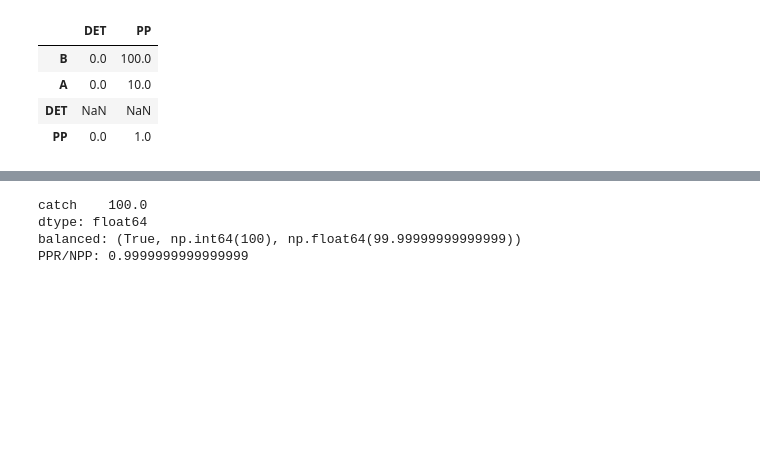
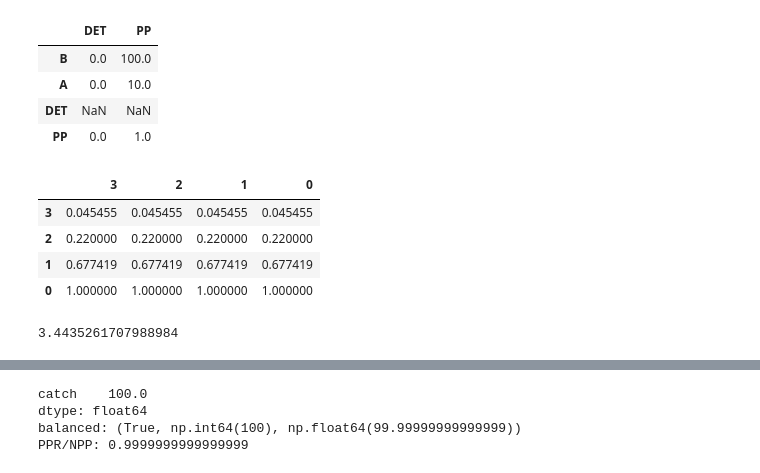
Before and after one commit to idocarmel1/PPREstimation, a Jupyter notebook: ToyModels/comp_paper.ipynb, the cells around one changed output, grey strips where cells are left out. Saved outputs shown, nothing was run; the diff lists cells and outputs as text; code cells hidden in the pictures; blank space fills up the shorter version.

```diff
--- a/ToyModels/comp_paper.ipynb
+++ b/ToyModels/comp_paper.ipynb
@@ -258,3 +266,15 @@ PPR/NPP: 0.5
 | A | 0.0 | 10.0 |
 | DET | NaN | NaN |
 | PP | 0.0 | 1.0 |
+# %%
+self.get_TE('TE')
+# %% [output]
+|  | 3 | 2 | 1 | 0 |
+| 3 | 0.045455 | 0.045455 | 0.045455 | 0.045455 |
+| 2 | 0.220000 | 0.220000 | 0.220000 | 0.220000 |
+| 1 | 0.677419 | 0.677419 | 0.677419 | 0.677419 |
+| 0 | 1.000000 | 1.000000 | 1.000000 | 1.000000 |
+# %%
+100/132 / 0.21999999999999997
+# %% [output]
+3.4435261707988984
```
Also changed, not shown: parts of 7 cells of this notebook, 2 other files.
